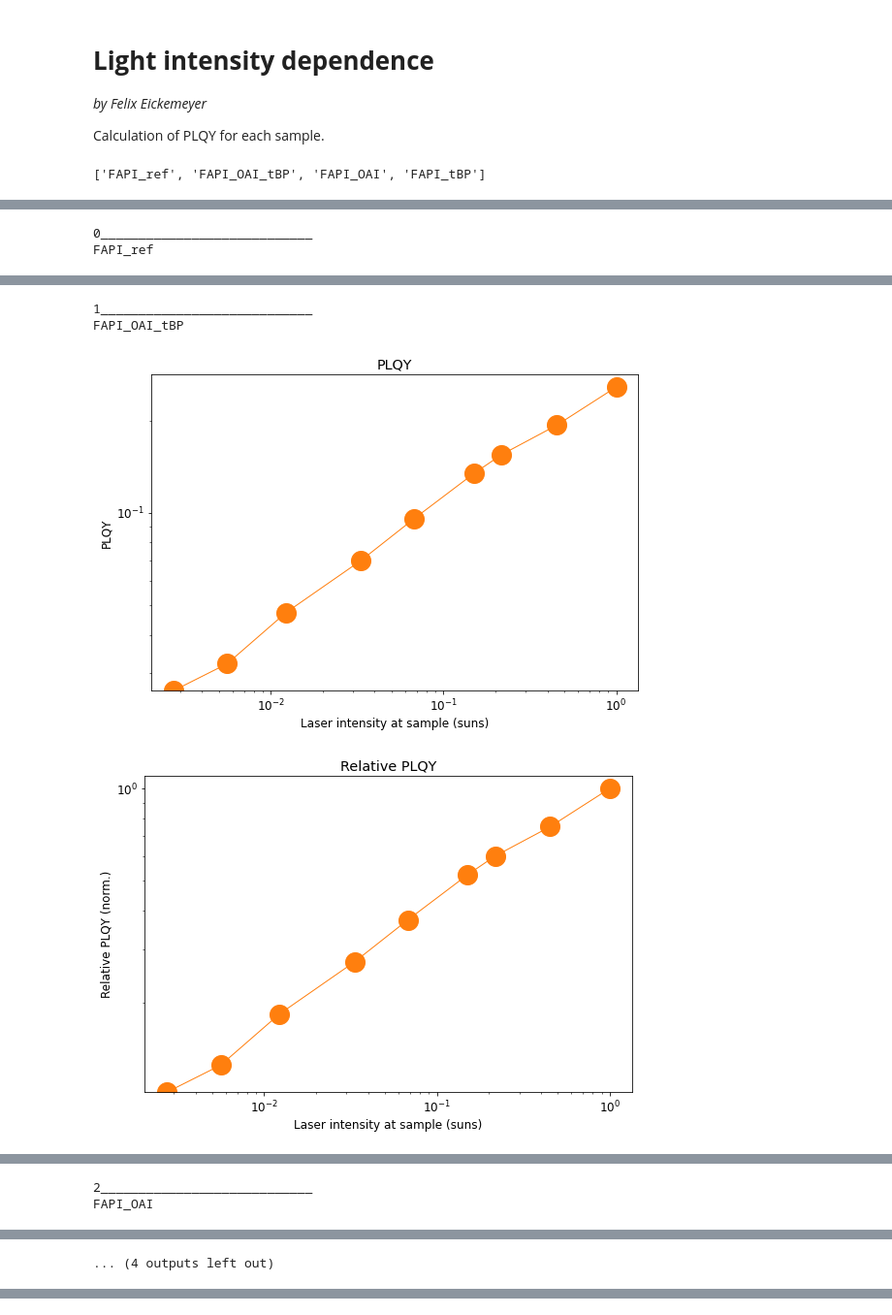
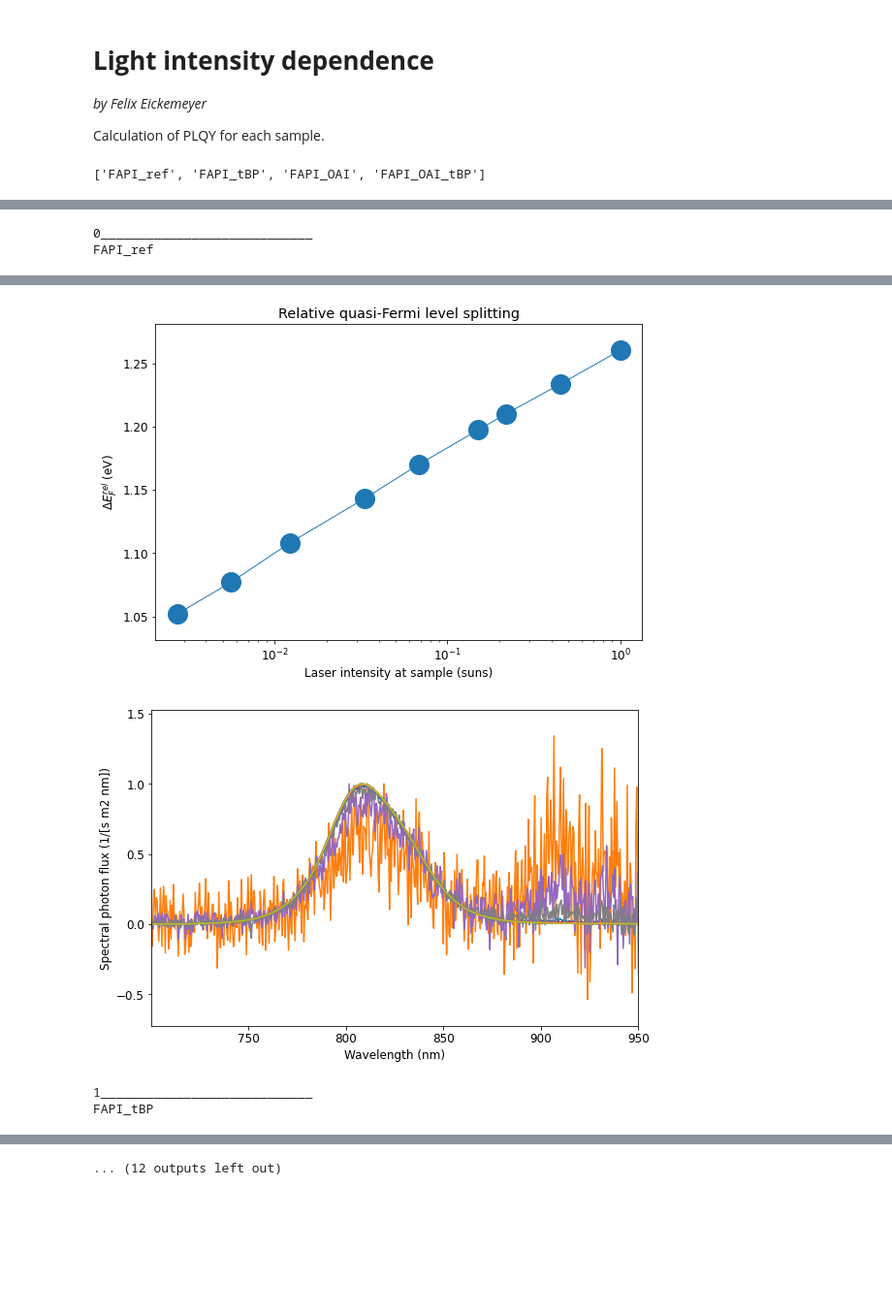
Before and after one commit to FTEickemeyer/PLQY_analysis, a Jupyter notebook: THOT_light_int_dependence.ipynb, the cells around one changed output, grey strips where cells are left out. Shown at 97% size. Cells and saved outputs as stored; diff of their text form; code cells hidden in the pictures; blank space fills up the shorter version.

```diff
--- a/THOT_light_int_dependence.ipynb
+++ b/THOT_light_int_dependence.ipynb
@@ -73,7 +74,7 @@ def spec_adjust(fs, sp, x_lim, title='Spectrum correction', show_adjust_factor =
     return sp_new
 # %%
 # Initializes Thot project
-db = ThotProject( dev_root = r'PLQY_results' )
+db = ThotProject( dev_root = r'PL_LI_dep' )
 root = db.find_container( dict(_id = db.root) )
 # %%
 #Perovskite
@@ -123,7 +124,7 @@ if False and db.dev_mode():
     for sample, condition in zip(samples, conditions):
         print(sample.metadata['name']+', '+condition)
 # %% [output]
-['FAPI_ref', 'FAPI_OAI_tBP', 'FAPI_OAI', 'FAPI_tBP']
+['FAPI_ref', 'FAPI_tBP', 'FAPI_OAI', 'FAPI_OAI_tBP']
 # %%
 # Light intensities
 
@@ -163,8 +164,9 @@ show_details = ( True and db.dev_mode() )
 save_plots = ( False or not db.dev_mode() )
 
 LI_PLQYs = []
+LI_relPLQYs = []
 LI_QFLSs = []
-LI_relPLQYs = []
+LI_relQFLSs = []
 
 for idx in range(len(names)):
 
@@ -188,6 +190,7 @@ for idx in range(len(names)):
     PLQYs = []
     relPLQYs = []
     QFLSs = []
+    relQFLSs = []
     LIs = []
 
     for sample in group:
@@ -207,47 +210,52 @@ for idx in range(len(names)):
         title=f'Spectrum correction for filter: OD{OD_filter}, laser power: {laser_mW} mW'
         sp_corrected = spec_adjust(fs, sp, x_lim=[790, 830], title=title, show_plots=False)
 
         #PF = sp.calc_integrated_photonflux(start = 750, stop = 870)
         PF = sp_corrected.calc_integrated_photonflux(start=param.PL_left, stop=param.PL_right)
         sp_PLQY = PF/laser_uW_at_sample / (fs_PF/laser_uW_at_1sun) * fs_PLQYat1sun
+        sp_relPLQY = PF/laser_uW_at_sample / (fs_PF/laser_uW_at_1sun)
         sp_QFLS = SQlimit + gen.V_loss(sp_PLQY)
-        sp_relPLQY = PF/laser_uW_at_sample / (fs_PF/laser_uW_at_1sun)
+        sp_relQFLS = SQlimit + gen.V_loss(sp_relPLQY)
 
         LIs.append(nsun)
         PLQYs.append(sp_PLQY)
+        relPLQYs.append(sp_relPLQY)
         QFLSs.append(sp_QFLS)
-        relPLQYs.append(sp_relPLQY)
+        relQFLSs.append(sp_relQFLS)
         sp.normalize(x_lim=[800, 820])
         sa.append(sp)
 
-    def LI_y_dat(y_arr, qy, uy, color = gen.colors[idx]):
-        LI_y = spc.xy_data(np.array(LIs), y_arr, quants=dict(x='Laser intensity at sample', y=qy), units=dict(x='suns', y=uy), check_data = False)
+    def LI_y_dat(y_arr, qy, uy, color = gen.colors[idx], name = ''):
+        LI_y = xyd.xy_data(np.array(LIs), y_arr, quants=dict(x='Laser intensity at sample', y=qy), units=dict(x='suns', y=uy), name=name, check_data = False)
         LI_y.plotstyle = dict(linestyle = '-', marker = 'o', color = color, linewidth = 1, markersize = 20)
         LI_y.monotoneous_ascending()
         return LI_y
 
-    LI_PLQY = LI_y_dat(np.array(PLQYs), qy='PLQY', uy = '')
-    LI_PLQY.plot(xscale='log', yscale='log', title='PLQY')
+    LI_PLQY = LI_y_dat(np.array(PLQYs), qy='PLQY', uy = '', name=sample_name)
+    LI_relPLQY = LI_y_dat(np.array(relPLQYs), qy='Relative PLQY', uy = 'norm.', name=sample_name)
+    LI_QFLS = LI_y_dat(np.array(QFLSs), qy='$\Delta E_F$', uy = 'eV', name=sample_name)
+    LI_relQFLS = LI_y_dat(np.array(relQFLSs), qy='$\Delta E_F^{rel}$', uy = 'eV', name=sample_name)
 
-    LI_relPLQY = LI_y_dat(np.array(relPLQYs), qy='Relative PLQY', uy = 'norm.')
-    LI_relPLQY.plot(xscale='log', yscale='log', title='Relative PLQY')
-
-    LI_QFLS = LI_y_dat(np.array(QFLSs), qy='$\Delta E_F$', uy = 'eV')
-    LI_QFLS.plot(xscale='log', yscale='linear', title='Quasi-Fermi level splitting')
+    if show_details:
+        LI_PLQY.plot(xscale='log', yscale='log', title='PLQY')
+        LI_relPLQY.plot(xscale='log', yscale='log', title='Relative PLQY')
+        LI_QFLS.plot(xscale='log', yscale='linear', title='Quasi-Fermi level splitting')
+        LI_relQFLS.plot(xscale='log', yscale='linear', title='Relative quasi-Fermi level splitting')
 
     P = spc.PEL_spectra(sa)
-    #P.plot()
+    P.plot()
 
     LI_PLQYs.append(LI_PLQY)
+    LI_relPLQYs.append(LI_relPLQY)
     LI_QFLSs.append(LI_QFLS)
-    LI_relPLQYs.append(LI_relPLQYs)
+    LI_relQFLSs.append(LI_relQFLS)
 # %% [output]
 0____________________________
 FAPI_ref
 [figure]
 [figure]
 [figure]
-1____________________________
-FAPI_OAI_tBP
-[figure, old version]
+[figure, new version]
-[figure, old version]
+[figure, new version]
+1____________________________
+FAPI_tBP
@@ -255,2 +262,0 @@ FAPI_OAI_tBP
-2____________________________
-FAPI_OAI
@@ -260 +265,0 @@ FAPI_OAI
-... (4 outputs left out)
@@ -260,0 +267 @@ FAPI_OAI
+... (12 outputs left out)
```
Also changed, not shown: parts of 7 cells of this notebook, 11 other files.
